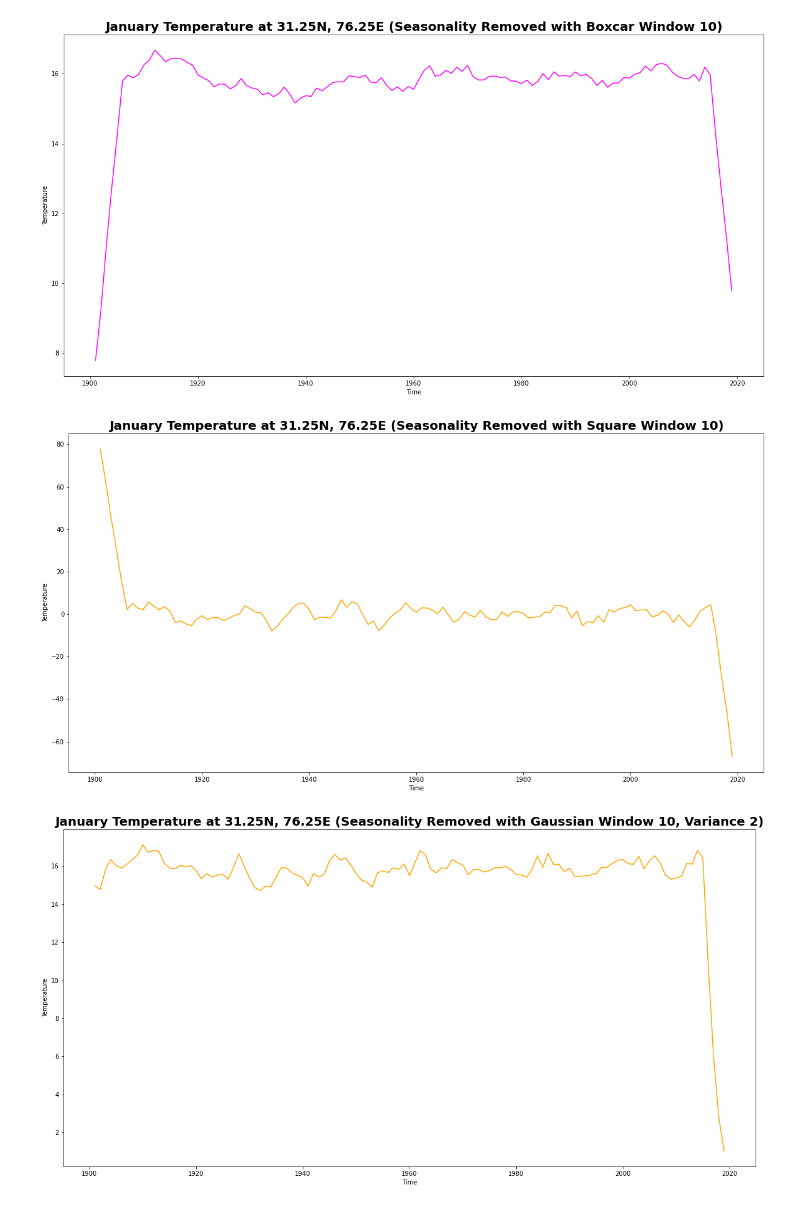
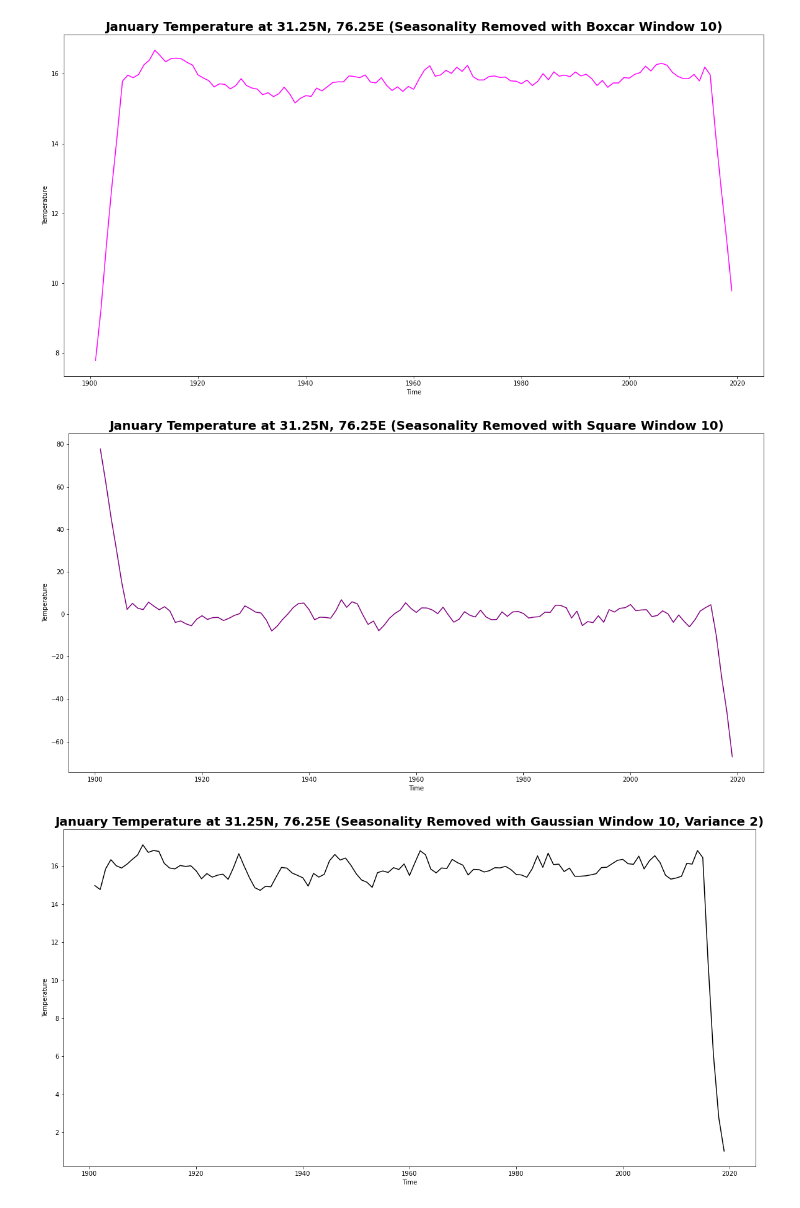
Before and after one commit to alliajagbe/time-series, a Jupyter notebook: timedata2.ipynb, the cells around one changed output. Cells and saved outputs as stored; diff of their text form; code cells hidden in the pictures.

```diff
--- a/timedata2.ipynb
+++ b/timedata2.ipynb
@@ -190,37 +190,37 @@ smoothed_data = np.convolve(january_data.temp, square, mode='same')
 # Plot the smoothed data
 plt.close('all')
 plt.figure(figsize=(20,10))
-plt.plot(january_data.time, smoothed_data, 'orange')
+plt.plot(january_data.time, smoothed_data, 'purple')
 plt.title(f'January Temperature at 31.25N, 76.25E (Seasonality Removed with Square Window {window_size})', fontsize=20, fontweight='bold')
 plt.xlabel('Time')
 plt.ylabel('Temperature')
 plt.show()
 # %% [output]
-[figure, old version]
+[figure, new version]
 # %%
 # Get the January data
 january_data = tasmax_location.sel(time=tasmax_location.time.dt.month==1)
 
 # Define the Gaussian window size and variance
 window_size = 10
 variance = 2
 
 # Define the Gaussian window function
 gaussian = np.exp(-np.arange(window_size)**2/(2*variance**2))
 
 # Normalize the Gaussian window function
 gaussian /= np.sum(gaussian)
 
 # Convolve the data with the Gaussian window
 smoothed_data = np.convolve(january_data.temp, gaussian, mode='same')
 
 # Plot the smoothed data
 plt.close('all')
 plt.figure(figsize=(20,10))
-plt.plot(january_data.time, smoothed_data, 'orange')
+plt.plot(january_data.time, smoothed_data, 'black')
 plt.title(f'January Temperature at 31.25N, 76.25E (Seasonality Removed with Gaussian Window {window_size}, Variance {variance})', fontsize=20, fontweight='bold')
 plt.xlabel('Time')
 plt.ylabel('Temperature')
 plt.show()
 # %% [output]
-[figure, old version]
+[figure, new version]
```
Also changed, not shown: parts of 1 cell of this notebook.
